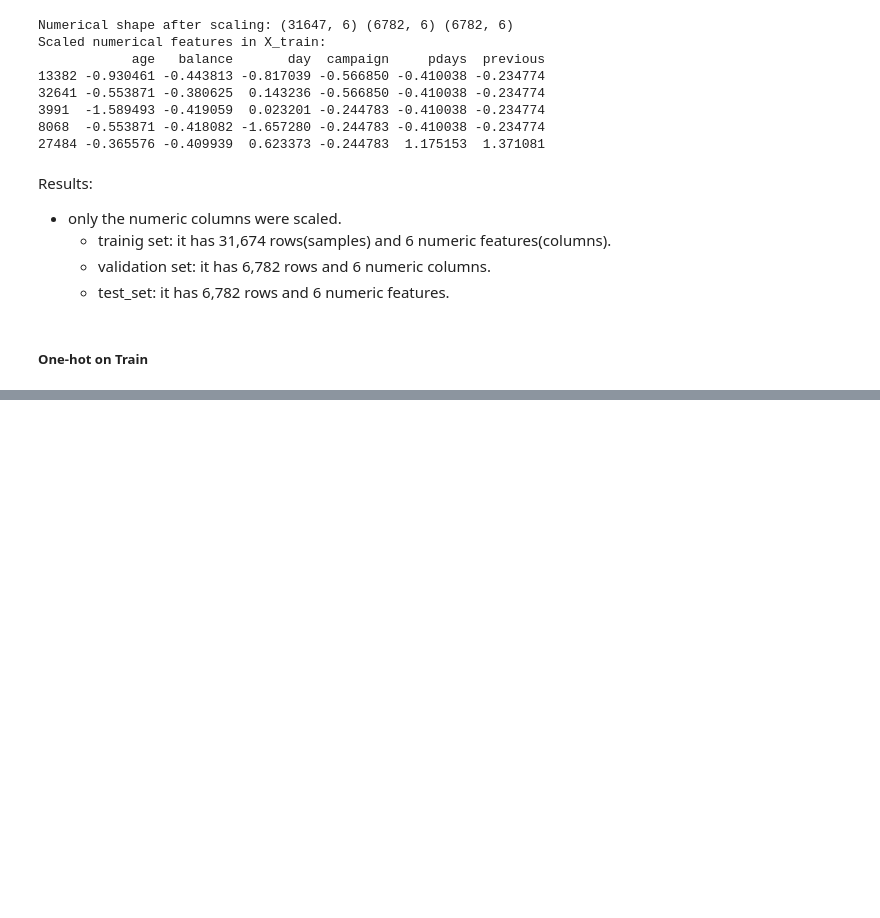
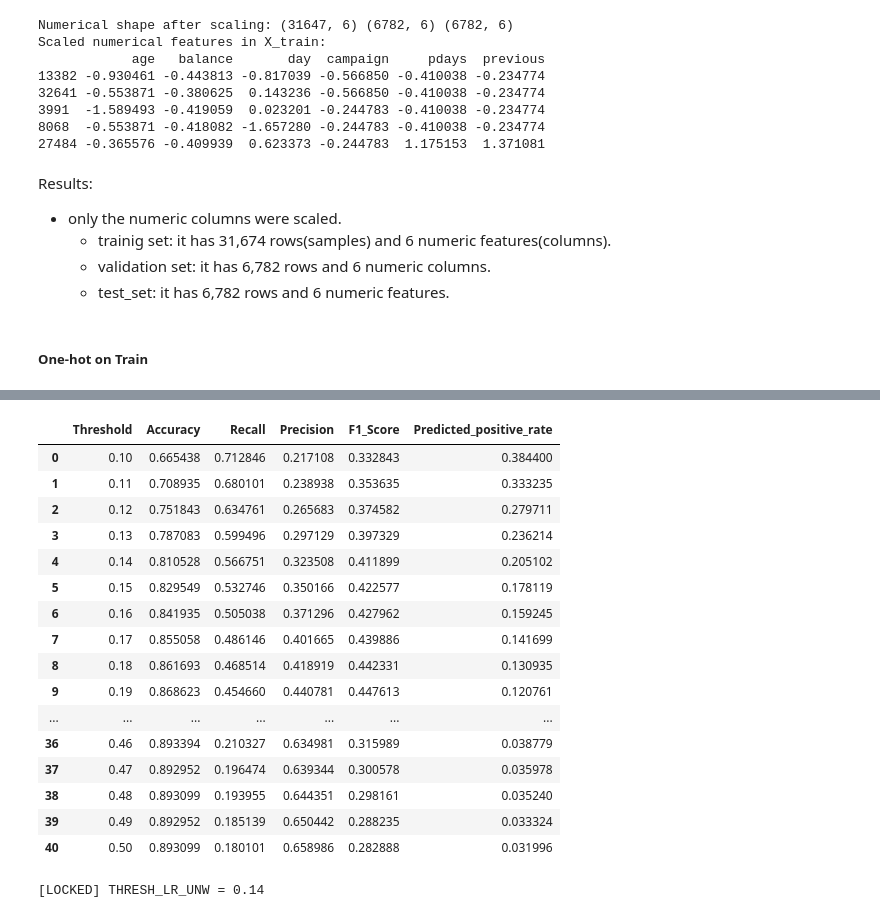
Before and after one commit to SuperDataScience-Community-Projects/SDS-CP038-banktermpredict, a Jupyter notebook: beginner/submissions/team-members/Mahtab/data-analysis.ipynb, the cells around one changed output, grey strips where cells are left out. Cells and saved outputs as stored; diff of their text form; code cells hidden in the pictures; blank space fills up the shorter version.

```diff
--- a/beginner/submissions/team-members/Mahtab/data-analysis.ipynb
+++ b/beginner/submissions/team-members/Mahtab/data-analysis.ipynb
@@ -1073,0 +1214,71 @@ Final feature names count: 41
+# %%
+# 2
+
+Model_Tag = 'LR_UNW'
+
+# Load the cached probabilities
+probs_val = globals()[f"probs_val_{Model_Tag}"]
+
+# Use the existing validation target (Y_val) and ensure it's numeric 0/1
+y_val_b = np.array(Y_val, dtype=int)
+
+# Define threshold to test
+threshold = np.round(np.arange(0.10, 0.51, 0.01), 2)
+
+#Set a minimum precision rule
+precision_floor = 0.30 # I don’t accept thresholds where precision is below 0.30.
+
+#Compute metrics for each threshold
+metrics = []
+for thresh in threshold:
+    y_pred = (probs_val >= thresh).astype(int)
+
+    metrics.append([
+        thresh,
+        accuracy_score(y_val_b, y_pred),
+        recall_score(y_val_b, y_pred, zero_division=0),
+        precision_score(y_val_b, y_pred, zero_division=0),
+        f1_score(y_val_b, y_pred, zero_division=0),
+        float(y_pred.mean())
+    ])
+
+# IMPORTANT: column names MUST match the order above
+metrics_df = pd.DataFrame(
+    metrics,
+    columns=["Threshold", "Accuracy", "Recall", "Precision", "F1_Score", "Predicted_positive_rate"]
+)
+
+display(metrics_df)
+
+# Lock (“choose”) best threshold:
+# 1) highest Recall among rows with Precision >= precision_floor
+# 2) if none meet the rule, use best F1
+best_f1 = metrics_df.loc[metrics_df["F1_Score"].idxmax()]
+guard = metrics_df[metrics_df["Precision"] >= precision_floor]
+recall_first = guard.loc[guard["Recall"].idxmax()] if not guard.empty else None
+
+if recall_first is not None:
+    globals()[f"THRESH_{Model_Tag.upper()}"] = float(recall_first["Threshold"])
+    print(f"\n[LOCKED] THRESH_{Model_Tag.upper()} = {float(recall_first['Threshold']):.2f}")
+else:
+    globals()[f"THRESH_{Model_Tag.upper()}"] = float(best_f1["Threshold"])
+    print(f"\n[LOCKED] THRESH_{Model_Tag.upper()} = {float(best_f1['Threshold']):.2f}")
+# %% [output]
+|  | Threshold | Accuracy | Recall | Precision | F1_Score | Predicted_positive_rate |
+| 0 | 0.10 | 0.665438 | 0.712846 | 0.217108 | 0.332843 | 0.384400 |
+| 1 | 0.11 | 0.708935 | 0.680101 | 0.238938 | 0.353635 | 0.333235 |
+| 2 | 0.12 | 0.751843 | 0.634761 | 0.265683 | 0.374582 | 0.279711 |
+| 3 | 0.13 | 0.787083 | 0.599496 | 0.297129 | 0.397329 | 0.236214 |
+| 4 | 0.14 | 0.810528 | 0.566751 | 0.323508 | 0.411899 | 0.205102 |
+| 5 | 0.15 | 0.829549 | 0.532746 | 0.350166 | 0.422577 | 0.178119 |
+| 6 | 0.16 | 0.841935 | 0.505038 | 0.371296 | 0.427962 | 0.159245 |
+| 7 | 0.17 | 0.855058 | 0.486146 | 0.401665 | 0.439886 | 0.141699 |
+| 8 | 0.18 | 0.861693 | 0.468514 | 0.418919 | 0.442331 | 0.130935 |
+| 9 | 0.19 | 0.868623 | 0.454660 | 0.440781 | 0.447613 | 0.120761 |
+| ... | ... | ... | ... | ... | ... | ... |
+| 36 | 0.46 | 0.893394 | 0.210327 | 0.634981 | 0.315989 | 0.038779 |
+| 37 | 0.47 | 0.892952 | 0.196474 | 0.639344 | 0.300578 | 0.035978 |
+| 38 | 0.48 | 0.893099 | 0.193955 | 0.644351 | 0.298161 | 0.035240 |
+| 39 | 0.49 | 0.892952 | 0.185139 | 0.650442 | 0.288235 | 0.033324 |
+| 40 | 0.50 | 0.893099 | 0.180101 | 0.658986 | 0.282888 | 0.031996 |
+[LOCKED] THRESH_LR_UNW = 0.14
```
Also changed, not shown: parts of 39 cells of this notebook.
